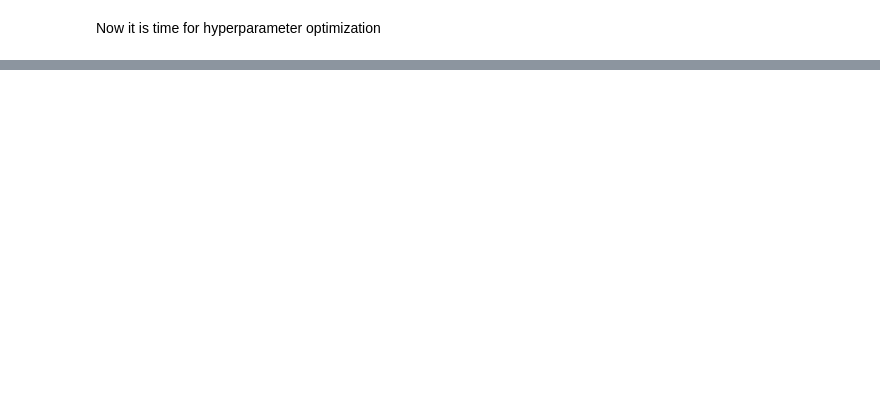
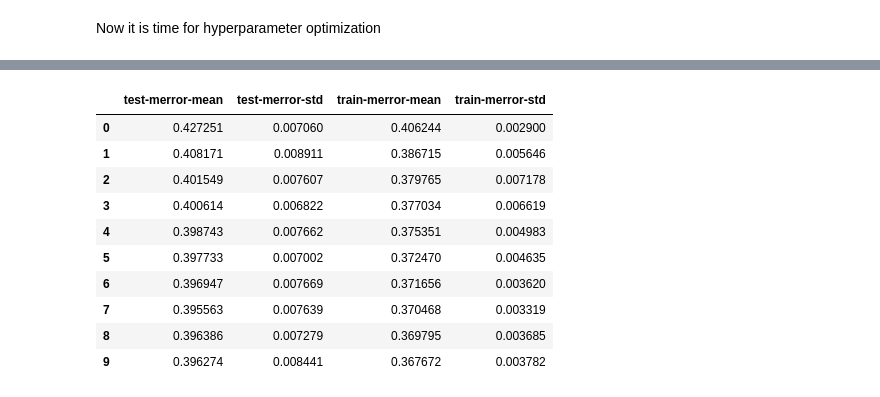
Before and after one commit to kdubovikov/shelter-animals, a Jupyter notebook: shelter-animals.ipynb, the cells around one changed output, grey strips where cells are left out. Drawn from its saved outputs; the diff is of its cells as text; code cells hidden in the pictures; blank space fills up the shorter version.

```diff
--- a/shelter-animals.ipynb
+++ b/shelter-animals.ipynb
@@ -337,0 +390,24 @@ XGBClassifier(base_score=0.5, colsample_bylevel=1,
+# %%
+#todo estimate
+
+best_params ={'colsample_bytree': 0.7082178433723527,
+             'learning_rate': 0.06,
+             'max_depth': 10,
+             'n_estimators': 50,
+             'num_class': 5,
+             'objective': 'multi:softmax',
+             'subsample': 0.3}
+best_params['num_class']= 5
+best_params['objective'] = 'multi:softmax'
+
+filtered_fscores_t = {k: v for k, v in fscores.items() if v > 0}
+filtered_cols_t = list(filtered_fscores_t.keys())
+train_xrt = train_x[filtered_cols_t]
+# val_xr = val_x[filtered_cols]
+test_xrt = test_x[filtered_cols_t]
+
+# cfr = xgb.XGBClassifier(**xgb_param_dist)
+# cfr.fit(train_xr, train_y)
+# xgb.cv(best_params, xgb.DMatrix(train_x, train_yt), 15, nfold=5)
+%time xgb.cv(best_params, xgb.DMatrix(train_xr, train_yt), nfold=5)
+# %% [output]
@@ -337,0 +416,11 @@ XGBClassifier(base_score=0.5, colsample_bylevel=1,
+|  | test-merror-mean | test-merror-std | train-merror-mean | train-merror-std |
+| 0 | 0.427251 | 0.007060 | 0.406244 | 0.002900 |
+| 1 | 0.408171 | 0.008911 | 0.386715 | 0.005646 |
+| 2 | 0.401549 | 0.007607 | 0.379765 | 0.007178 |
+| 3 | 0.400614 | 0.006822 | 0.377034 | 0.006619 |
+| 4 | 0.398743 | 0.007662 | 0.375351 | 0.004983 |
+| 5 | 0.397733 | 0.007002 | 0.372470 | 0.004635 |
+| 6 | 0.396947 | 0.007669 | 0.371656 | 0.003620 |
+| 7 | 0.395563 | 0.007639 | 0.370468 | 0.003319 |
+| 8 | 0.396386 | 0.007279 | 0.369795 | 0.003685 |
+| 9 | 0.396274 | 0.008441 | 0.367672 | 0.003782 |
```
Also changed, not shown: parts of 29 cells of this notebook.
